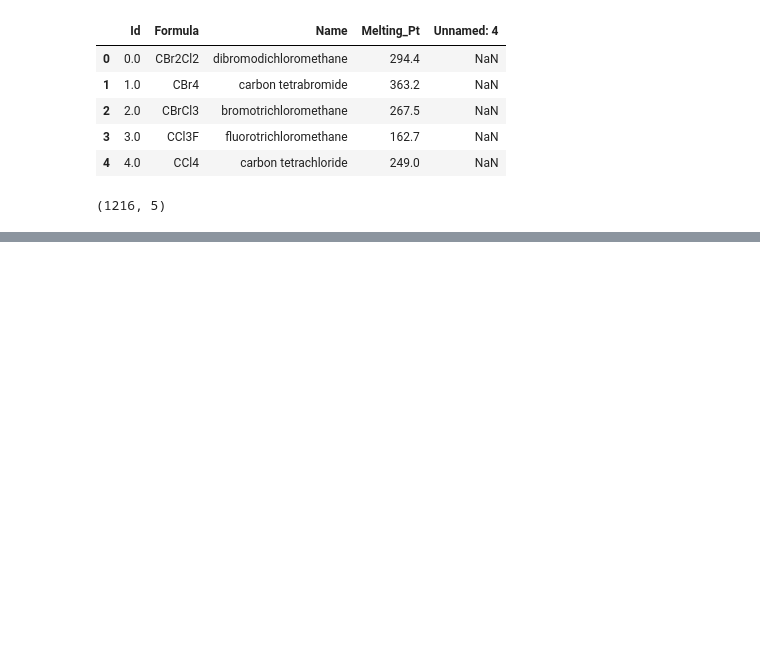
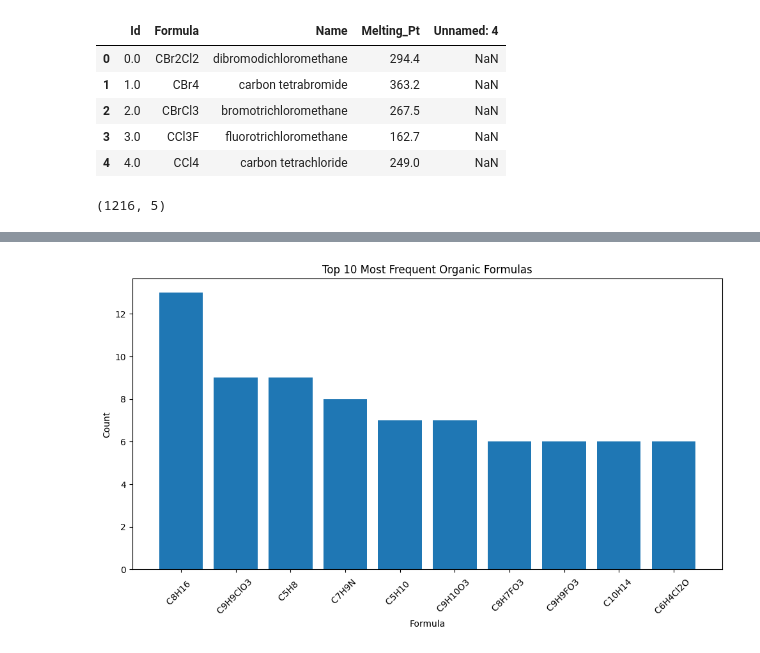
Before and after one commit to tuq21859-boop/CIS2004_SciTechSeminar_Notebook, a Jupyter notebook: Colab Notebook/CIS2004_Dataset_Explore_Salina_Zhang.ipynb, the cells around one changed output, grey strips where cells are left out. Saved outputs shown, nothing was run; the diff lists cells and outputs as text; code cells hidden in the pictures; blank space fills up the shorter version.

Commit message:
Bar graph and readme description

```diff
--- a/Colab Notebook/CIS2004_Dataset_Explore_Salina_Zhang.ipynb
+++ b/Colab Notebook/CIS2004_Dataset_Explore_Salina_Zhang.ipynb
@@ -59,0 +56,15 @@ dtype: int64
+# %%
+import matplotlib.pyplot as plt
+
+formula_number = df.groupby("Formula").size().sort_values(ascending=False).head(10)
+
+plt.figure(figsize=(10, 6))
+plt.bar(formula_number.index, formula_number.values)
+plt.title("Top 10 Most Frequent Organic Formulas")
+plt.xlabel("Formula")
+plt.ylabel("Count")
+plt.xticks(rotation=45)
+plt.tight_layout()
+plt.show()
+# %% [output]
+[figure, added]
```
Also changed, not shown: parts of 4 cells of this notebook, 1 other file.
